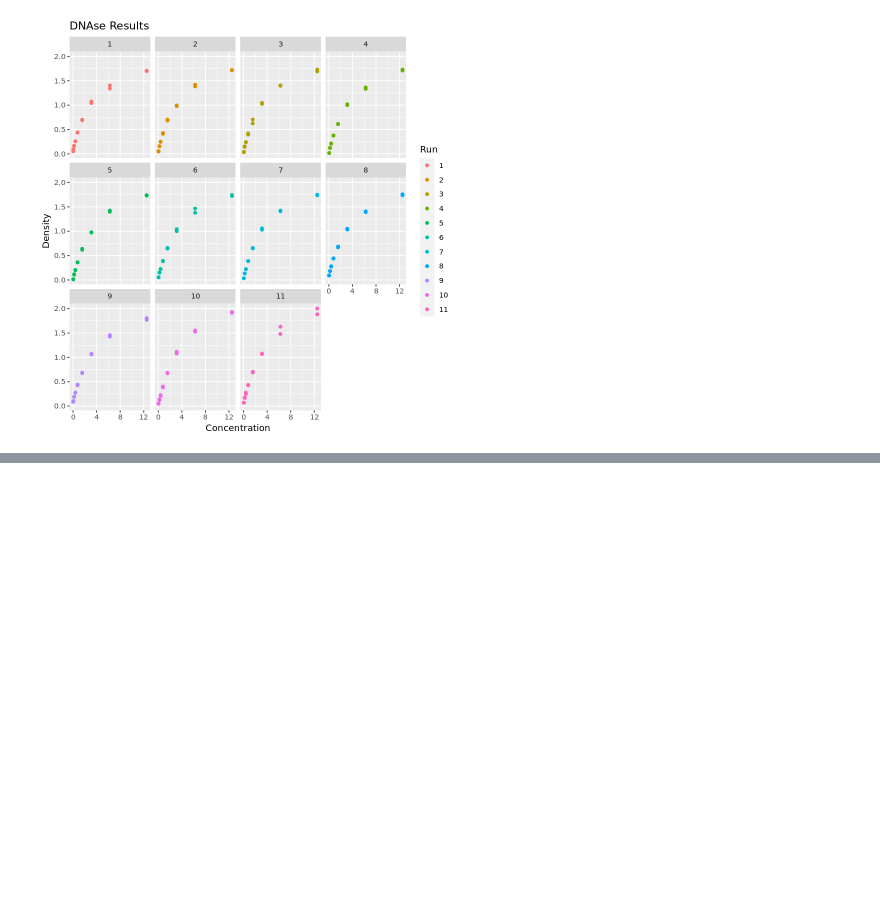
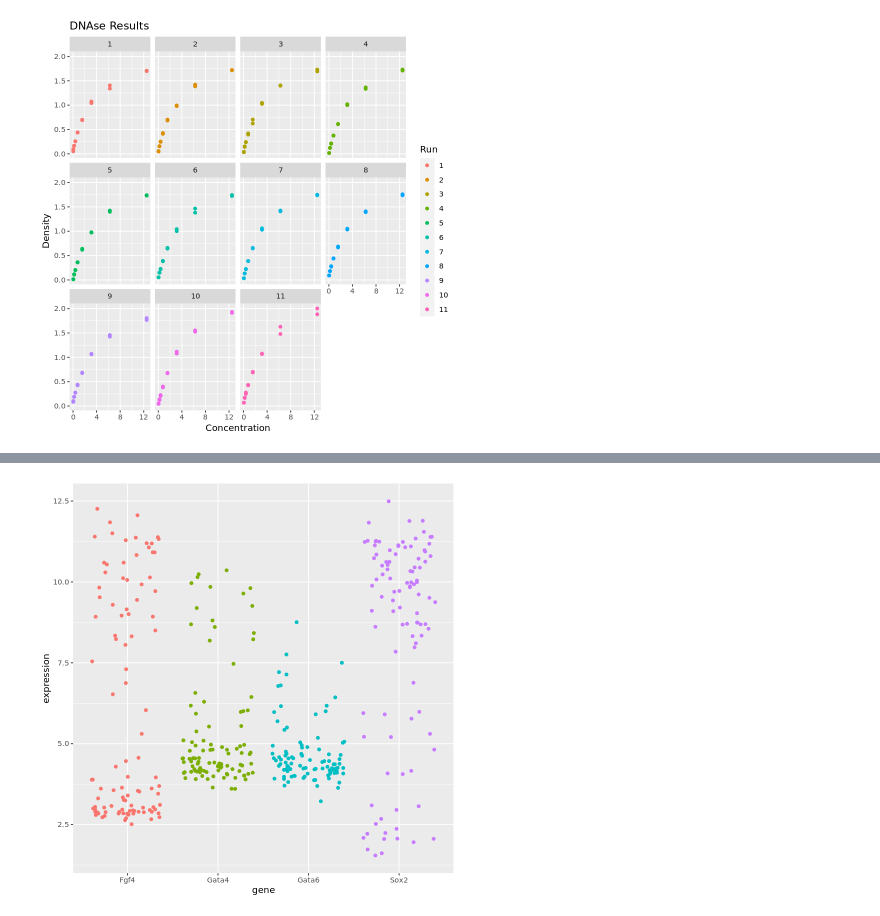
Before and after one commit to JShermanK1/binder_r_conda, a Jupyter notebook: Data_Club_ggplot2_tutorial.ipynb, the cells around one changed output, grey strips where cells are left out. Drawn from its saved outputs; the diff is of its cells as text; code cells hidden in the pictures; blank space fills up the shorter version.

```diff
--- a/Data_Club_ggplot2_tutorial.ipynb
+++ b/Data_Club_ggplot2_tutorial.ipynb
@@ -88,0 +147,7 @@ plot1
+# %%
+jrtplot <- p +
+    geom_jitter(aes(colour= gene)) +
+    theme(legend.position= "none")
+jrtplot
+# %% [output]
+[figure, added]
```
Also changed, not shown: parts of 10 cells of this notebook.
